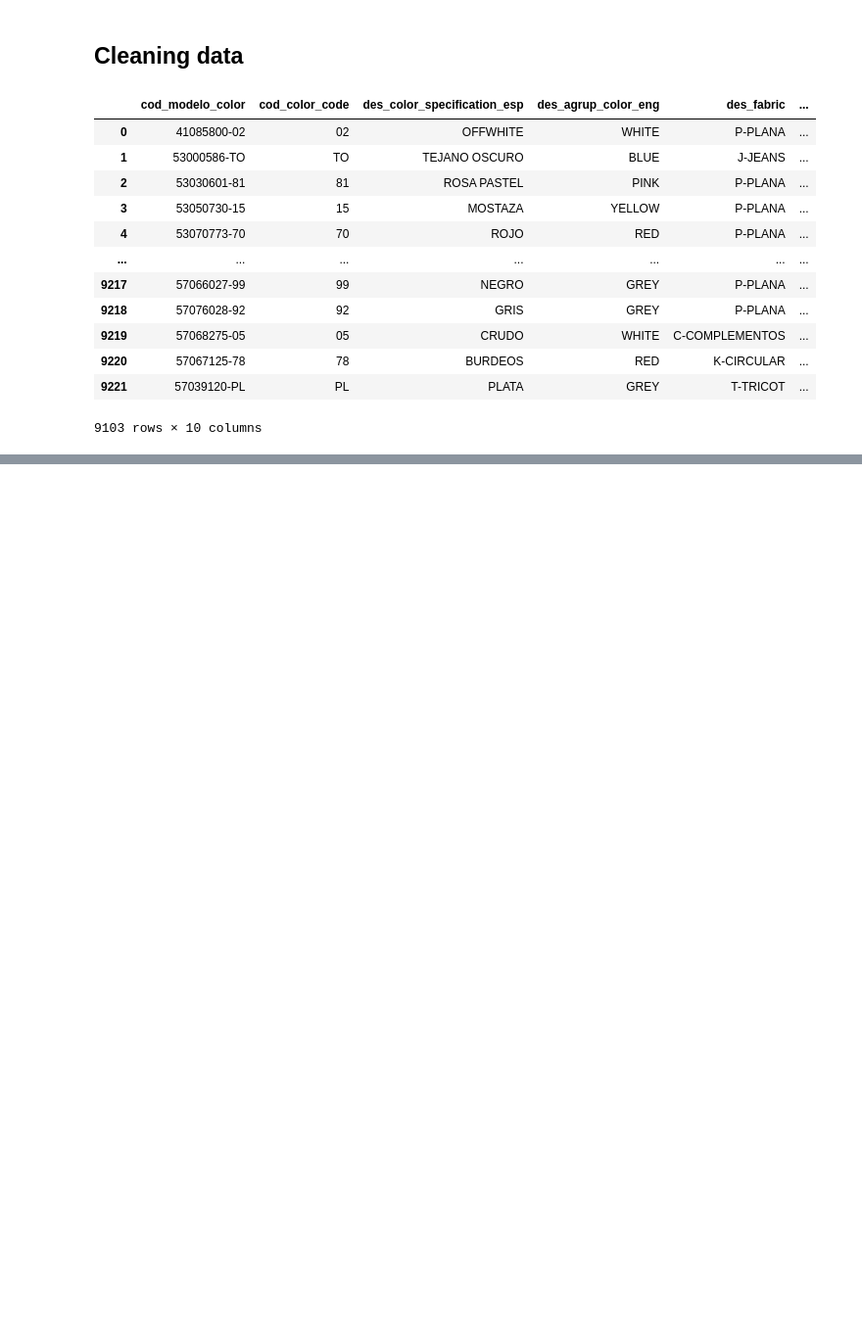
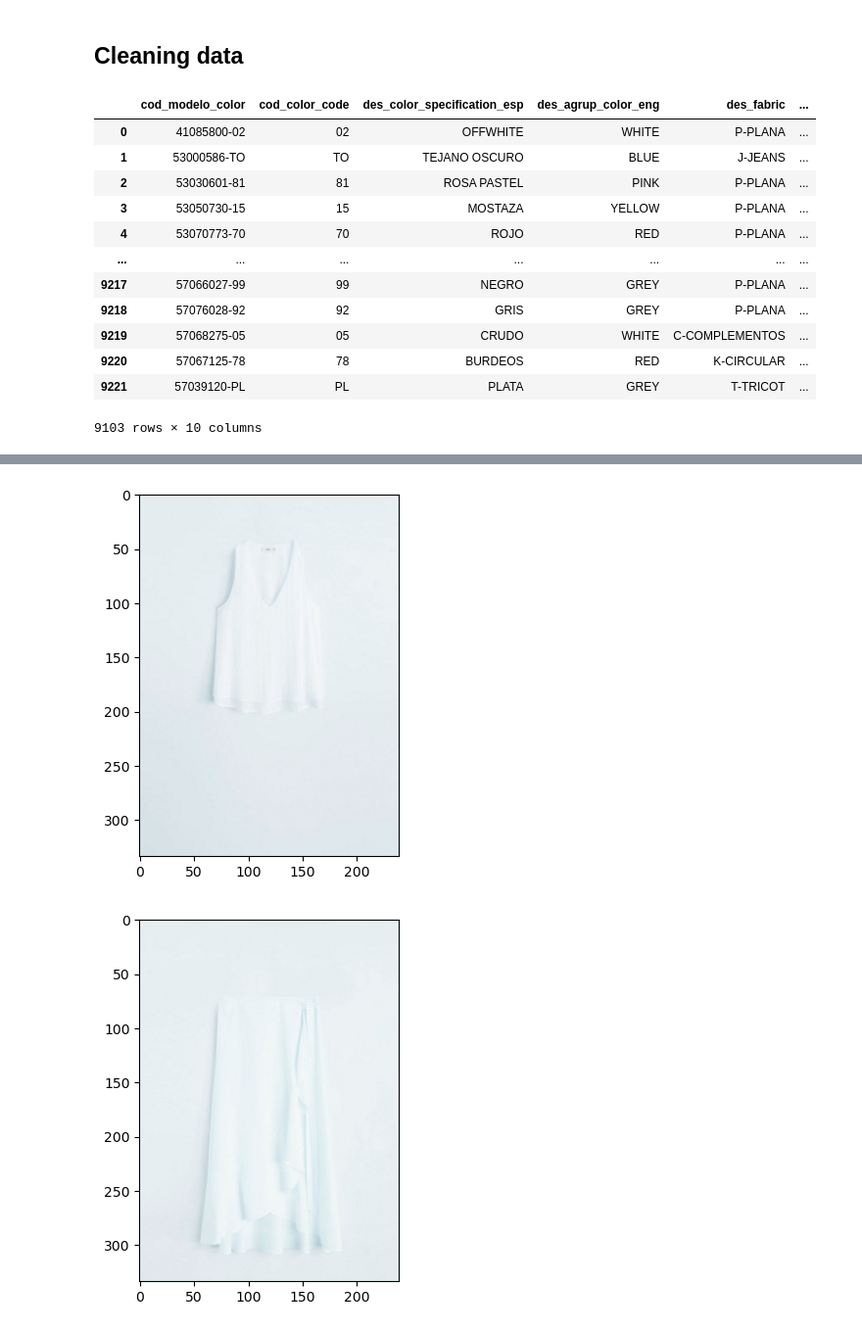
Before and after one commit to ivan-serrano-hernandez/hackathon-Mango_Challenge, a Jupyter notebook: Main functions.ipynb, the cells around one changed output, grey strips where cells are left out. Shown: that part at 98% size. Cells and saved outputs as stored; diff of their text form; code cells hidden in the pictures; blank space fills up the shorter version.

Commit message:
print outfits

```diff
--- a/Main functions.ipynb
+++ b/Main functions.ipynb
@@ -106,0 +124,13 @@ product
+# %%
+def printOufit(outfit):
+    listaPrednas =  outfits[outfits.cod_outfit==1]['cod_modelo_color'].unique()
+    for i in listaPrednas:
+        image_path =product[product.cod_modelo_color == i]['des_filename'].values[0]
+        img = cv2.imread(image_path)
+        plt.imshow(img)
+        plt.show()
+# %%
+printOufit(0)
+# %% [output]
+[figure, added]
+[figure, added]
```
Also changed, not shown: parts of 7 cells of this notebook.
